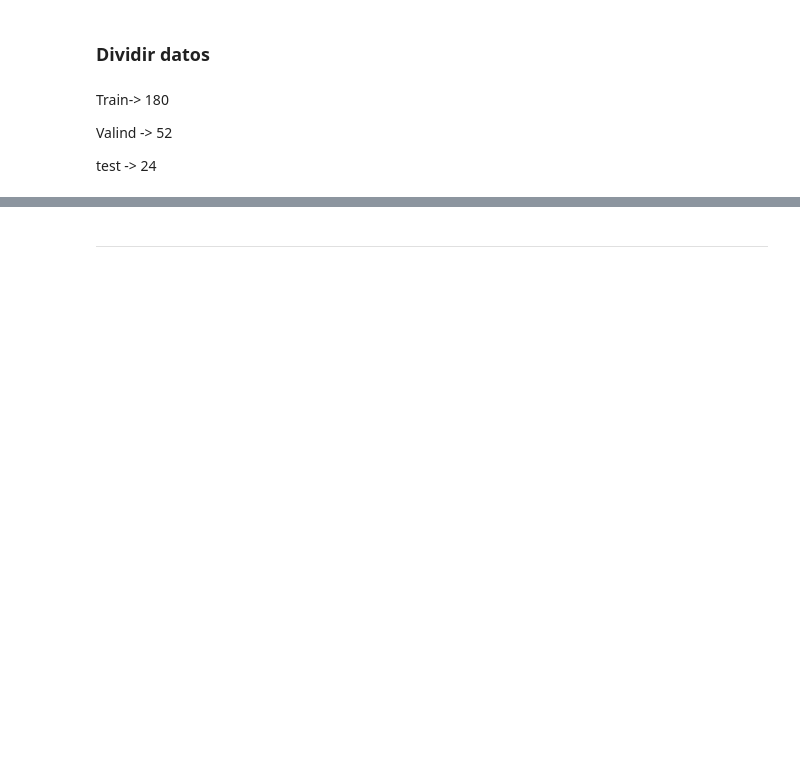
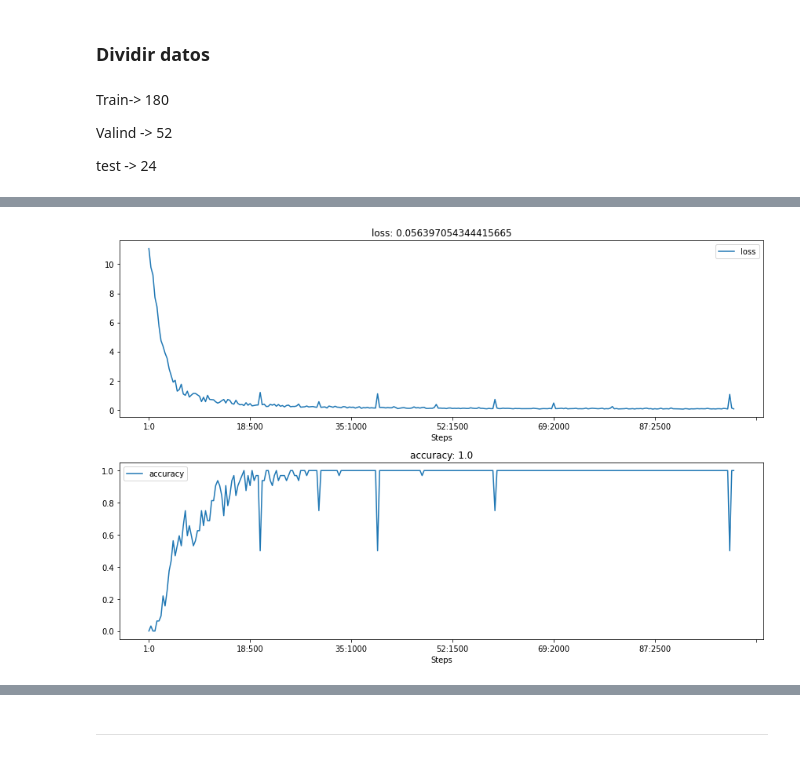
Before and after one commit to juan-p-b/Reto_WhaleAndJaguar, a Jupyter notebook: Reto_WhaleAndJaguar.ipynb, the cells around one changed output, grey strips where cells are left out. Saved outputs shown, nothing was run; the diff lists cells and outputs as text; code cells hidden in the pictures; blank space fills up the shorter version.

```diff
--- a/Reto_WhaleAndJaguar.ipynb
+++ b/Reto_WhaleAndJaguar.ipynb
@@ -259,0 +316,5 @@ Name: which_of_these_sentiment_scores_does_the_above_image_fit_into_best, dtype:
+# %%
+batch_size = 32
+
+train_ds = torch.utils.data.TensorDataset(X_train, Y_train)
+train_dl = torch.utils.data.DataLoader(train_ds, batch_size=batch_size, shuffle=True)
@@ -259,0 +375,56 @@ Name: which_of_these_sentiment_scores_does_the_above_image_fit_into_best, dtype:
+# %%
+model_resnet18 = torchvision.models.resnet18(pretrained=True)
+model_resnet50 = torchvision.models.resnet50(pretrained=True)
+
+model = model_resnet18.cuda()
+
+model.train()
+
+#--- Definimos nuestro criterio de evaluación y el optimizador
+optimizer = torch.optim.SGD(model.parameters(), lr=0.001, weight_decay=0.1)
+criterion = torch.nn.CrossEntropyLoss()
+
+
+#--- Entrenamos el modelo usando únicamente 5 épocas
+n_epochs = 100
+
+history = hl.History()
+canvas = hl.Canvas()
+
+iter = 0
+
+for epoch in range(n_epochs):
+  for batch_idx, (X_train_batch, Y_train_batch) in enumerate(train_dl):
+    # Pasamos os datos a 'cuda'
+
+    X_train_batch = X_train_batch.cuda()
+    Y_train_batch = Y_train_batch.cuda()
+
+    # Realiza una predicción
+    Y_pred = model(X_train_batch)
+
+    # Calcula el loss
+    loss = criterion(Y_pred, Y_train_batch)
+
+    Y_pred = torch.argmax(Y_pred, 1)
+
+    # Calcula el accuracy
+    acc = sum(Y_train_batch == Y_pred)/len(Y_pred)
+
+    # Backpropagation
+    optimizer.zero_grad()
+    loss.backward()
+    optimizer.step()
+
+    if iter%10 == 0:
+        #-- Visualizamos la evolución de los score loss y accuracy
+        history.log((epoch+1, iter), loss=loss, accuracy=acc)
+        with canvas:
+          canvas.draw_plot(history["loss"])
+          canvas.draw_plot(history["accuracy"])
+
+    iter += 1
+    del X_train_batch, Y_train_batch, Y_pred
+torch.save(model,open('drive/MyDrive/WJ/Modelos/ResNet18_{}_V2.pt'.format(n_epochs),'wb'))
+# %% [output]
+[figure, added]
```
Also changed, not shown: parts of 38 cells of this notebook, 2 other files.
